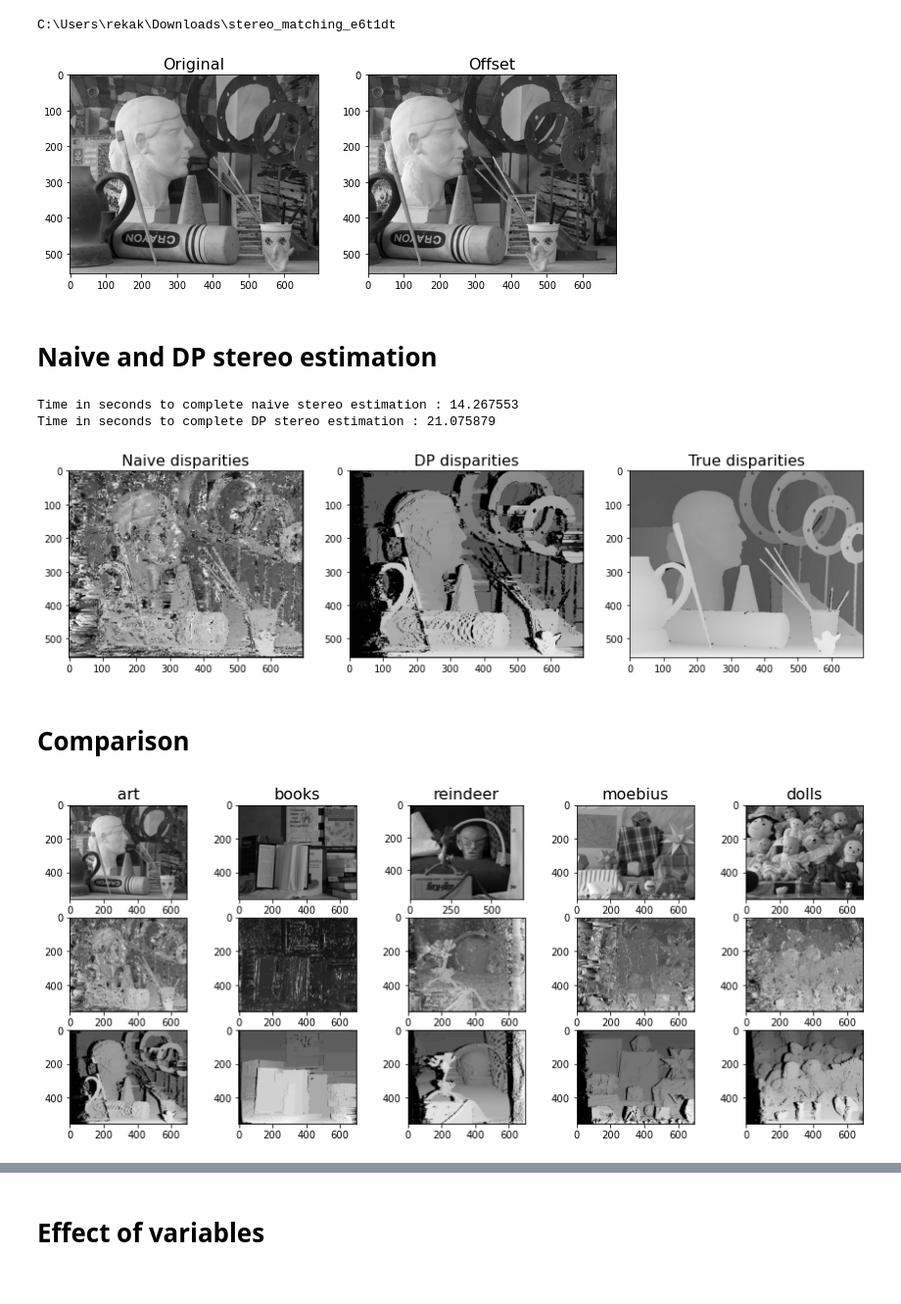
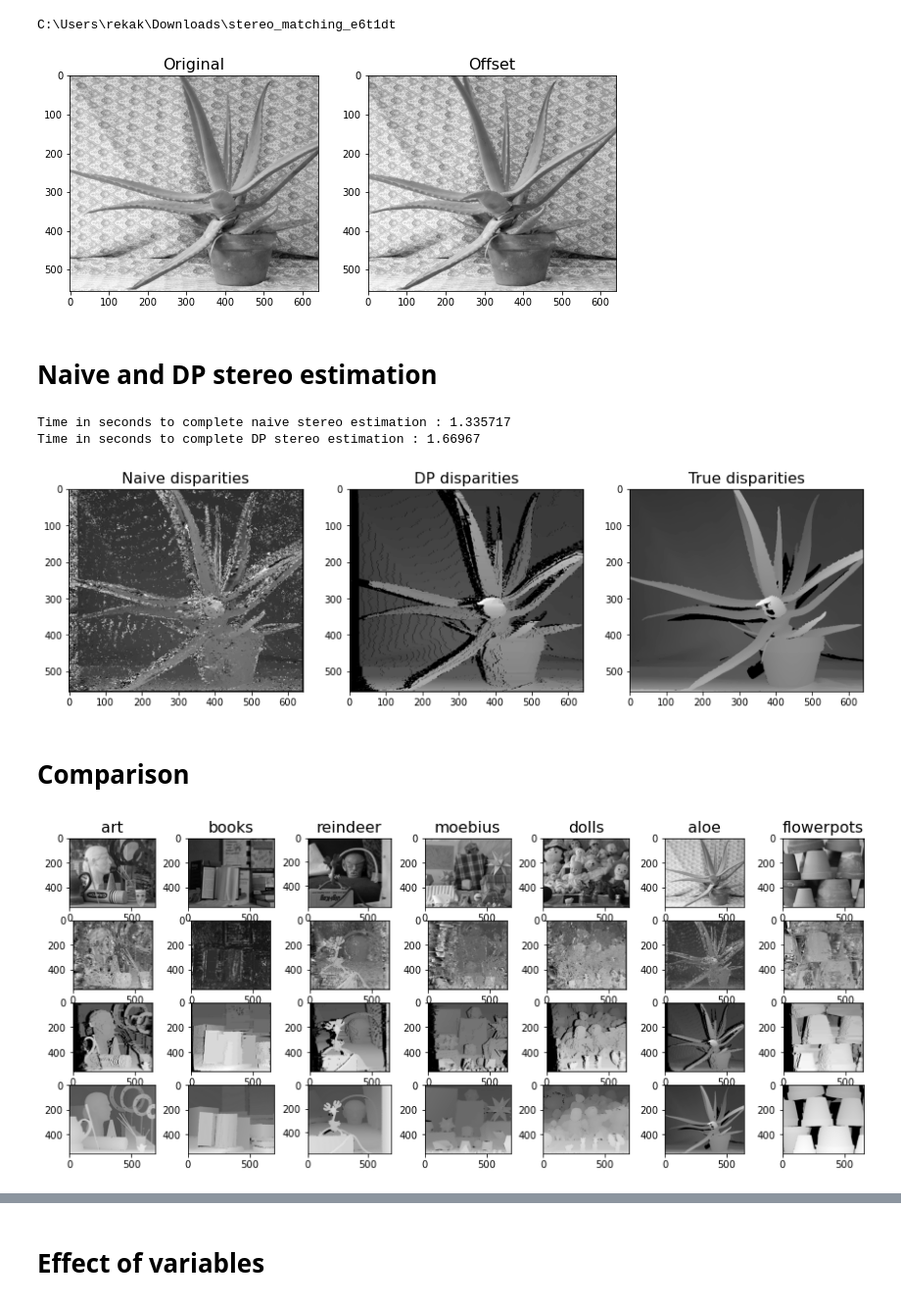
Before and after one commit to kelemenr/stereo-matching, a Jupyter notebook: e6t1dt.ipynb, the cells around one changed output, grey strips where cells are left out. Shown at 98% size. Drawn from its saved outputs; the diff is of its cells as text; code cells hidden in the pictures.

```diff
--- a/e6t1dt.ipynb
+++ b/e6t1dt.ipynb
@@ -29,9 +29,9 @@ print(working_dir)
 # %% [output]
 C:\Users\rekak\Downloads\stereo_matching_e6t1dt
 # %%
-first = cv2.imread(working_dir + "/images/" + "art1.png", cv2.IMREAD_GRAYSCALE)
-second = cv2.imread(working_dir + "/images/" + "art5.png", cv2.IMREAD_GRAYSCALE)
-true = cv2.imread(working_dir + "/images/" + "art1_true.png", cv2.IMREAD_GRAYSCALE)
+first = cv2.imread(working_dir + "/images/" + "aloe1.png", cv2.IMREAD_GRAYSCALE)
+second = cv2.imread(working_dir + "/images/" + "aloe5.png", cv2.IMREAD_GRAYSCALE)
+true = cv2.imread(working_dir + "/images/" + "aloe1_true.png", cv2.IMREAD_GRAYSCALE)
 # %%
 plt.figure(figsize=(10, 6))
 images = [first, second]
@@ -41,7 +41,7 @@ for i in range(1, 3):
     plt.title(titles[i - 1], fontsize=16)
     plt.imshow(images[i - 1], cmap="gray")
 # %% [output]
-[figure, old version]
+[figure, new version]
 # %% [markdown]
 # Naive and DP stereo estimation
 # %%
@@ -79,8 +79,8 @@ output_dp = call_with_monitor(
     cost_type=cost_type
 )
 # %% [output]
-Time in seconds to complete naive stereo estimation : 14.267553
-Time in seconds to complete DP stereo estimation : 21.075879
+Time in seconds to complete naive stereo estimation : 1.335717
+Time in seconds to complete DP stereo estimation : 1.66967
 # %%
 plt.figure(figsize=(15, 6))
 titles = ["Naive disparities", "DP disparities", "True disparities"]
@@ -90,7 +90,7 @@ for i in range(1, 4):
     plt.title(titles[i - 1], fontsize=16)
     plt.imshow(images[i - 1], cmap="gray")
 # %% [output]
-[figure, old version]
+[figure, new version]
 # %%
 path = working_dir + "/output/point_clouds/"
 stereo_estimation.write_to_point_cloud(
@@ -100,56 +100,65 @@ stereo_estimation.write_to_point_cloud(
 # Comparison
 # %%
 plt.figure(figsize=(15, 6))
-dmin_dict = {"art": 200, "books": 200, "reindeer": 230, "moebius": 200, "dolls": 200}
+dmin_dict = {"art": 200, "books": 200, "reindeer": 230, "moebius": 200, "dolls": 200, "aloe": 270, "flowerpots": 251}
 file_names = list(dmin_dict.keys())
 length = len(file_names)
 times = []
+images = []
 for i in range(length):
-    first = cv2.imread(working_dir + "/images/" + file_names[i] +"1.png", cv2.IMREAD_GRAYSCALE)
-    second = cv2.imread(working_dir + "/images/" + file_names[i] +"5.png", cv2.IMREAD_GRAYSCALE)
-    true = cv2.imread(working_dir + "/images/" + file_names[i] +"1_true.png", cv2.IMREAD_GRAYSCALE)
+    image1 = cv2.imread(working_dir + "/images/" + file_names[i] +"1.png", cv2.IMREAD_GRAYSCALE)
+    image2 = cv2.imread(working_dir + "/images/" + file_names[i] +"5.png", cv2.IMREAD_GRAYSCALE)
+    ground_truth = cv2.imread(working_dir + "/images/" + file_names[i] +"1_true.png", cv2.IMREAD_GRAYSCALE)
 
-    plt.subplot(3, length, i + 1)
+    plt.subplot(4, length, i + 1)
     plt.title(file_names[i], fontsize=16)
-    plt.imshow(first, cmap="gray")
+    plt.imshow(image1, cmap="gray")
 
     output_naive = call_with_monitor(
     stereo_estimation.naive_stereo_estimation,
     "naive stereo estimation",
     verbose=False,
     window_size=window_size,
     height=height,
     width=width,
-    left_image=first,
-    right_image=second,
+    left_image=image1,
+    right_image=image2,
     scale=scale,
     cost_type=cost_type)
 
     output_dp = call_with_monitor(
     stereo_estimation.dynamic_programming_stereo_estimation,
     "DP stereo estimation",
     verbose=False,
     window_size=window_size,
     height=height,
     width=width,
-    left_image=first,
-    right_image=second,
+    left_image=image1,
+    right_image=image2,
     scale=scale,
     weight=weight,
     cost_type=cost_type)
 
     times.append([file_names[i], output_naive[1], output_dp[1]])
+    images.append([ground_truth, output_naive[0], output_dp[0]])
 
-    plt.subplot(3, length, i + 1 + length)
+    plt.subplot(4, length, i + 1 + length)
     plt.imshow(output_naive[0], cmap="gray")
 
-    plt.subplot(3, length, i + 1 + (length * 2))
+    plt.subplot(4, length, i + 1 + (length * 2))
     plt.imshow(output_dp[0], cmap="gray")
+
+    plt.subplot(4, length, i + 1 + (length * 3))
+    plt.imshow(ground_truth, cmap="gray")
+
+    cv2.imwrite(working_dir + "/output/images/" + file_names[i] + "_naive.png", output_naive[0])
+    cv2.imwrite(working_dir + "/output/images/" + file_names[i] + "_dp.png", output_dp[0])
 
     stereo_estimation.write_to_point_cloud(
     width, height, output_dp[0], focal_length, baseline, dmin, dmin_dict[file_names[i]], file_names[i] + "_dp", path)
+plt.savefig(working_dir + "/output/images/plot1.png")
 # %% [output]
-[figure, old version]
+[figure, new version]
 # %%
 print("dataset \t naive (s) \t dp (s)".expandtabs(tabsize=15))
 for i in times:
```
Also changed, not shown: parts of 5 cells of this notebook, 30 other files.
